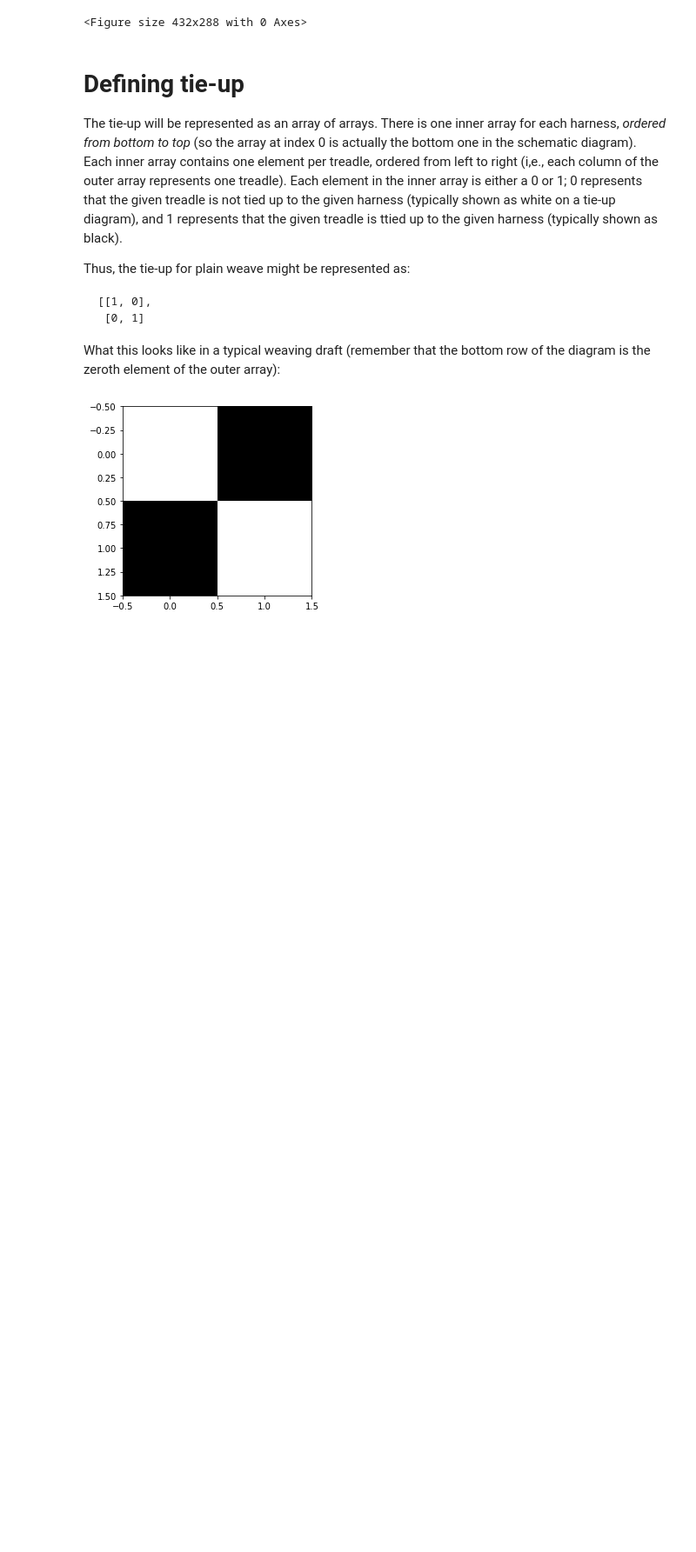
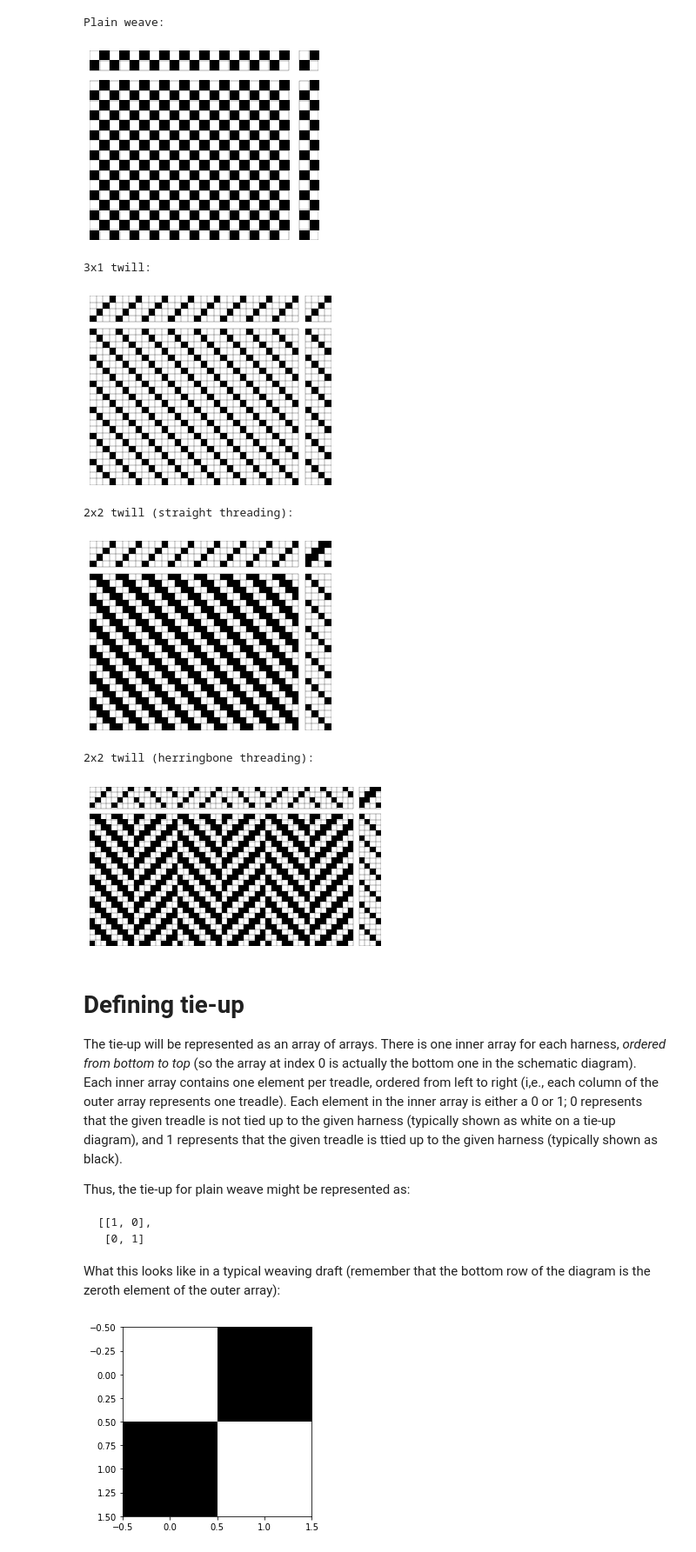
Before and after one commit to elizabethpankratz/weaving-draft-generator, a Jupyter notebook: weaving-draft-generator.ipynb, the cells around one changed output. Shown: that part at 87% size. Saved outputs shown, nothing was run; the diff lists cells and outputs as text; code cells hidden in the pictures; blank space fills up the shorter version.

Commit message:
Build in main function

```diff
--- a/weaving-draft-generator.ipynb
+++ b/weaving-draft-generator.ipynb
@@ -211,34 +211,69 @@ def display_full_draft(tieup_spec, treadle_spec, thread_spec, n_pixel_sep=1, ove
             # subtracting 0.64 from xmin and 0.35 from xmax instead of 0.5 to get square corners at bottom edges
             plt.hlines(y = row_idx - 0.5, xmin = tieup_start_x - 0.5, xmax = tieup_start_x + tieup_cols - 0.5, color='black', linewidth=0.3)
         for col_idx in range(tieup_start_x, tieup_start_x + tieup_cols+1):
             plt.vlines(x = col_idx - 0.5, ymin = -0.5, ymax = tieup_rows - 0.5, color='black', linewidth=0.3)
 
         # Fabric grid
         fabric_rows, fabric_cols = fabric_bool.shape
         fabric_start_y = thread_bool.shape[0] + n_pixel_sep # offset
         for row_idx in range(fabric_start_y, fabric_start_y + fabric_rows+1):
             # only subtracting 3.5 from xmax here so that hline is long enough to get square corner at top right
             plt.hlines(y = row_idx - 0.5, xmin = -0.5, xmax = fabric_cols - 0.5, color='black', linewidth=0.3)
         for col_idx in range(fabric_cols+1):
             plt.vlines(x = col_idx - 0.5, ymin = fabric_start_y-0.5, ymax = fabric_start_y + fabric_rows - 0.5, color='black', linewidth=0.3)
 
         # Treadling grid
         treadle_rows, treadle_cols = treadle_bool.shape
         treadle_start_x =  fabric_bool.shape[1] + n_pixel_sep  # offset
         treadle_start_y = thread_bool.shape[0] + n_pixel_sep   # offset
         for row_idx in range(treadle_start_y, treadle_start_y + treadle_rows+1):
             # subtracting 0.64 from xmin and 0.35 from xmax instead of 0.5 to get square corners at bottom edges
             plt.hlines(y = row_idx - 0.5, xmin = treadle_start_x - 0.5, xmax =treadle_start_x + treadle_cols - 0.5, color='black', linewidth=0.3)
         for col_idx in range(treadle_start_x, treadle_start_x + treadle_cols+1):
             plt.vlines(x = col_idx - 0.5, ymin = treadle_start_y-0.5, ymax = treadle_start_y + treadle_rows - 0.5, color='black', linewidth=0.3)
 
     if filename != None:
         # Saving img as pdf gives best result; rasterised image formats don't align
         # the hlines and vlines with the cells very nicely.
         assert filename.endswith('.pdf'), 'Please provide a filename with a .pdf extension, e.g., "myfile.pdf".'
         plt.savefig(filename, dpi=300, bbox_inches='tight')
+
+    plt.show()
+
+
+if __name__ == '__main__':
+    print('Plain weave:')
+    pw_tieup = np.array([[1, 0], [0, 1]])
+    # The number at the end of this variable means that the straight treadling is for 2 treadles,
+    # and the straight threading is for 2 harnesses.
+    straight_treadle_2 = np.array([[1], [0]] * 8)
+    straight_thread_2 = np.array([0, 1] * 10)
+    display_full_draft(pw_tieup, straight_treadle_2, straight_thread_2)
+
+    print("3x1 twill:")
+    twill3x1_tieup = np.array([[1, 0, 0, 0], [0, 1, 0, 0], [0, 0, 1, 0], [0, 0, 0, 1]])
+    straight_treadle_4 = np.array([[0], [1], [2], [3]] * 6)
+    straight_thread_4 = np.array([0, 1, 2, 3] * 8)
+    display_full_draft(twill3x1_tieup, straight_treadle_4, straight_thread_4)
+
+    print("2x2 twill (straight threading):")
+    twill2x2_tieup = np.array([[1, 0, 0, 1], [1, 1, 0, 0], [0, 1, 1, 0], [0, 0, 1, 1]])
+    # We can reuse the same straight treadling and threading from before!
+    display_full_draft(twill2x2_tieup, straight_treadle_4, straight_thread_4)
+
+    print("2x2 twill (herringbone threading):")
+    herringbone_thread = np.array(np.concatenate([[0, 1, 2, 3] * 2 + [1, 0, 3, 2] * 2] * 3))
+    # We can reuse the same tie-up and straight treadling as above.
+    display_full_draft(twill2x2_tieup, straight_treadle_4, herringbone_thread)
 # %% [output]
-<Figure size 432x288 with 0 Axes>
+Plain weave:
+[figure, added]
+3x1 twill:
+[figure, added]
+2x2 twill (straight threading):
+[figure, added]
+2x2 twill (herringbone threading):
+[figure, added]
 # %% [markdown]
 # Defining tie-up
 
```
Also changed, not shown: parts of 1 cell of this notebook, 1 other file.
